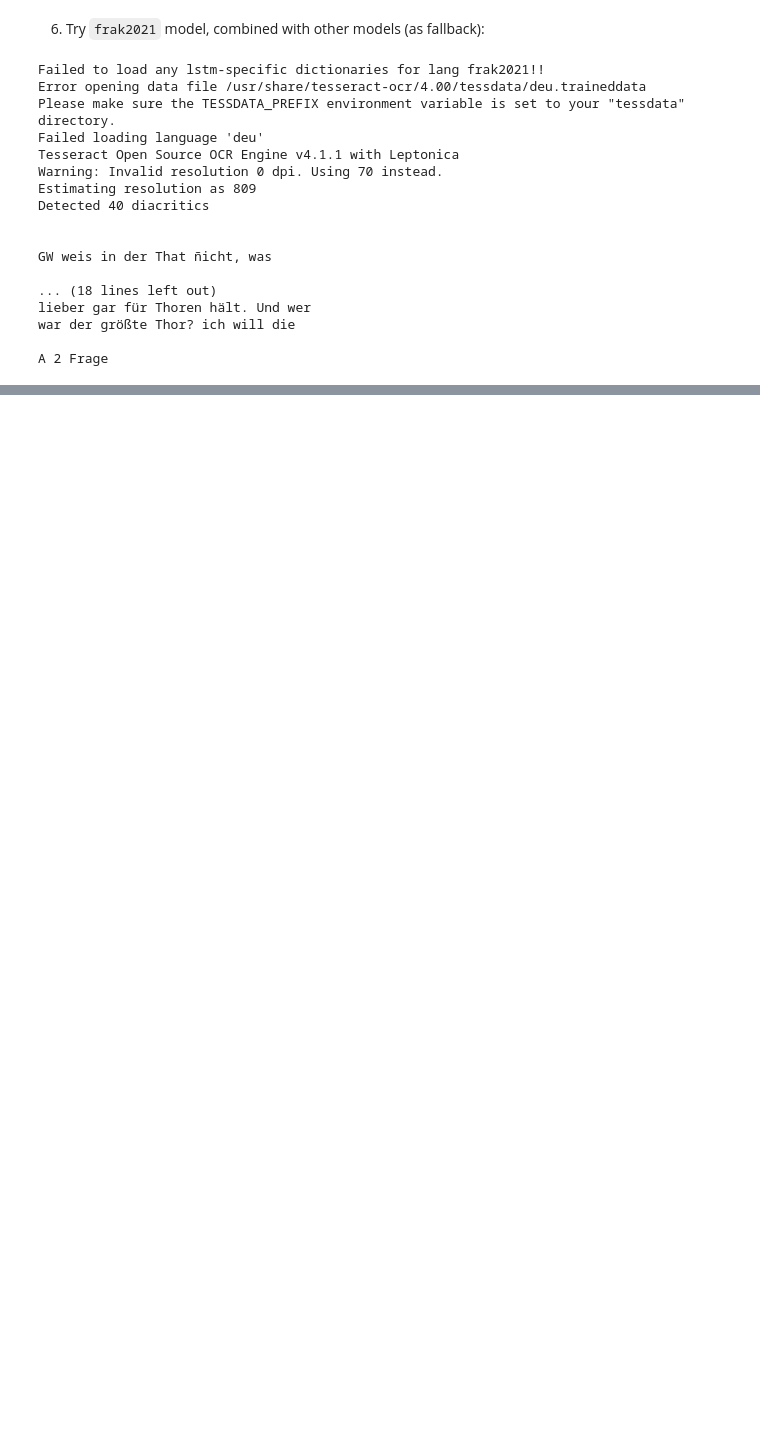
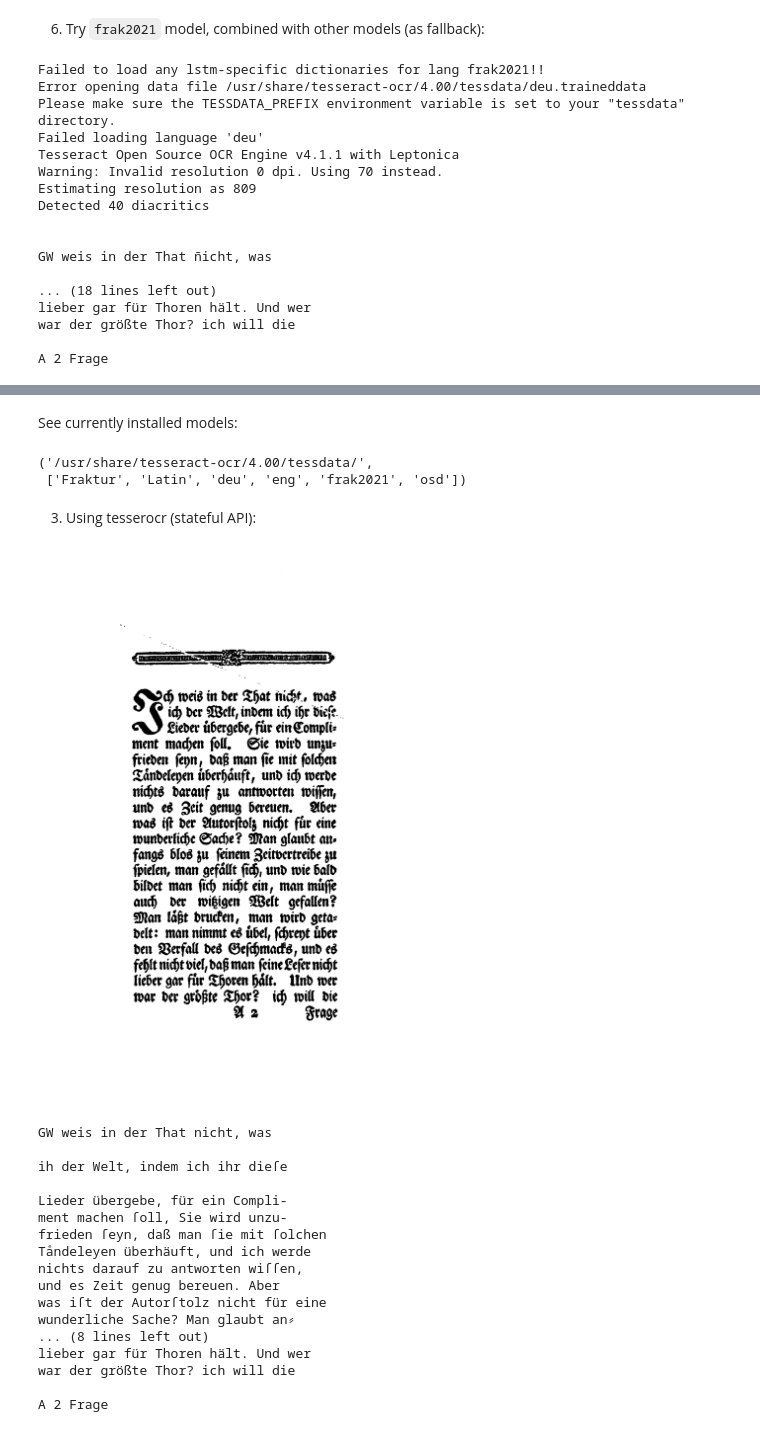
Before and after one commit to rue-a/ocrd_python_codespace, a Jupyter notebook: notebooks/demo.ipynb, the cells around one changed output, grey strips where cells are left out. Saved outputs shown, nothing was run; the diff lists cells and outputs as text; code cells hidden in the pictures; blank space fills up the shorter version.

Commit message:
mehr tesserocr-API

```diff
--- a/notebooks/demo.ipynb
+++ b/notebooks/demo.ipynb
@@ -120,0 +207,37 @@ A 2 Frage
+# %% [markdown]
+See currently installed models:
+# %%
+tesserocr.get_languages()
+# %% [output]
+('/usr/share/tesseract-ocr/4.00/tessdata/',
+ ['Fraktur', 'Latin', 'deu', 'eng', 'frak2021', 'osd'])
+# %% [markdown]
+3. Using tesserocr (stateful API):
+# %%
+with tesserocr.PyTessBaseAPI(lang='frak2021+Fraktur+deu') as tess:
+    tess.SetImage(img)
+    tess.SetPageSegMode(tesserocr.PSM.AUTO)
+    tess.Recognize()
+    # show result from internal binarization
+    tess.GetThresholdedImage().show()
+    # show overall text result
+    print(tess.GetUTF8Text())
+# %% [output]
+[figure, added]
+GW weis in der That nicht, was
+
+ih der Welt, indem ich ihr dieſe
+
+Lieder übergebe, für ein Compli-
+ment machen ſoll, Sie wird unzu-
+frieden ſeyn, daß man ſie mit ſolchen
+Taͤndeleyen überhäuft, und ich werde
+nichts darauf zu antworten wiſſen,
+und es Zeit genug bereuen. Aber
+was iſt der Autorſtolz nicht für eine
+wunderliche Sache? Man glaubt an⸗
+... (8 lines left out)
+lieber gar für Thoren hält. Und wer
+war der größte Thor? ich will die
+
+A 2 Frage
```
Also changed, not shown: parts of 10 cells of this notebook, 2 other files.
